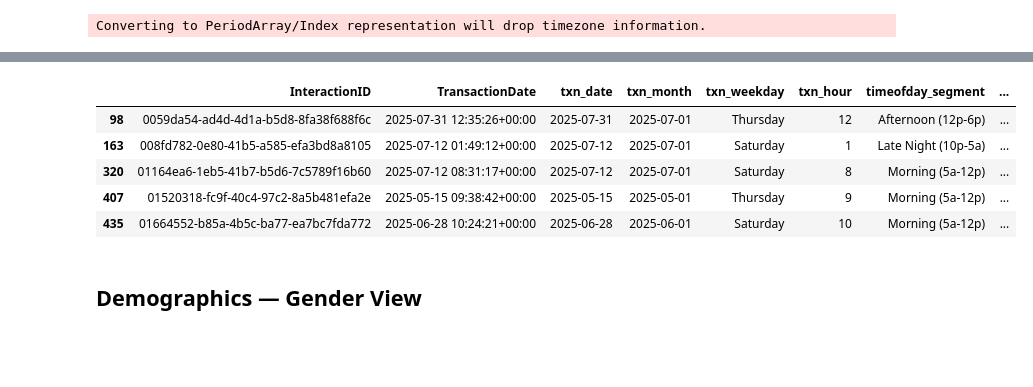
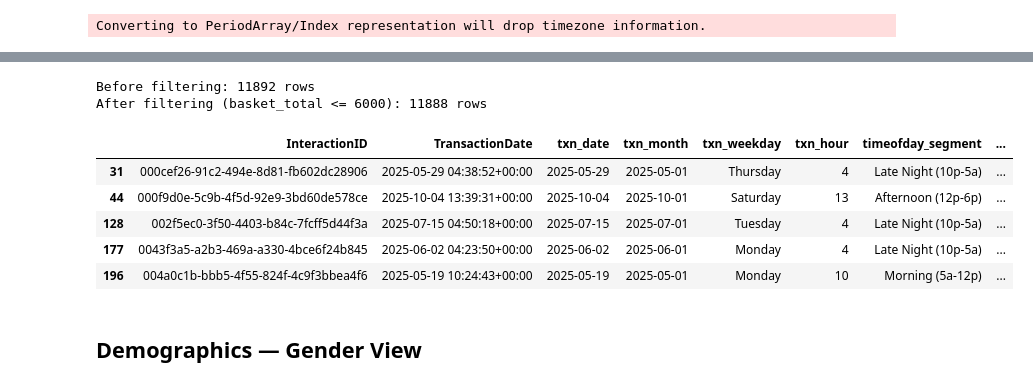
Before and after one commit to chestergarett/twba, a Jupyter notebook: scripts/004_data_exploration.ipynb, the cells around one changed output, grey strips where cells are left out. Saved outputs shown, nothing was run; the diff lists cells and outputs as text; code cells hidden in the pictures; blank space fills up the shorter version.

```diff
--- a/scripts/004_data_exploration.ipynb
+++ b/scripts/004_data_exploration.ipynb
@@ -133,8 +111,27 @@ for text_col in ['category', 'brandName', 'productName', 'sku']:
 items_df['category'] = items_df['category'].fillna('Unspecified')
 items_df['brandName'] = items_df['brandName'].fillna('Unspecified')
 
+# Additional cleaning: convert items with brandName=='TM' to category=='Services'
+items_df.loc[items_df['brandName'] == 'TM', 'category'] = 'Services'
+
 # helper for time-of-day segments
-bins = [0, 5, 12, 18, 22, 24]
-labels = ['Late Night (10p-5a)', 'Morning (5a-12p)', 'Afternoon (12p-6p)', 'Evening (6p-10p)', 'Late Night (10p-12a)']
-filtered['timeofday_segment'] = pd.cut(filtered['txn_hour'], bins=bins, labels=labels, right=False, include_lowest=True)
+# Late Night (10p-5a) covers hours 22-24 and 0-5
+def get_timeofday_segment(hour):
+    if hour >= 22 or hour < 5:
+        return 'Late Night (10p-5a)'
+    elif hour >= 5 and hour < 12:
+        return 'Morning (5a-12p)'
+    elif hour >= 12 and hour < 18:
+        return 'Afternoon (12p-6p)'
+    elif hour >= 18 and hour < 22:
+        return 'Evening (6p-10p)'
+    else:
+        return 'Late Night (10p-5a)'
+
+filtered['timeofday_segment'] = filtered['txn_hour'].apply(get_timeofday_segment)
 items_df = items_df.merge(filtered[['InteractionID', 'timeofday_segment', 'txn_weekday']], on='InteractionID', how='left')
+
+# Drop outliers where basket_total (totals_totalAmount_voice) > 6000
+print(f"Before filtering: {len(items_df)} rows")
+items_df = items_df[items_df['totals_totalAmount_voice'] <= 6000].copy()
+print(f"After filtering (basket_total <= 6000): {len(items_df)} rows")
@@ -141,38 +371,45 @@ items_df = items_df.merge(filtered[['InteractionID', 'timeofday_segment', 'txn_w
 # %%
 # --- final flattened transaction-level table for analytics / BI exports ---
 
 final_df = filtered[[
     "InteractionID",
     "TransactionDate",
     "txn_date",
     "txn_month",
     "txn_weekday",
     "txn_hour",
     "timeofday_segment",
     "Gender",
     "gender_clean",
     "Age",
     "age_bucket",
     "transactionContext_paymentMethod_voice",
     "totals_totalAmount_voice",
 ]].copy()
 
 final_df.rename(
     columns={
         "transactionContext_paymentMethod_voice": "payment_method",
         "totals_totalAmount_voice": "basket_total",
     },
     inplace=True,
 )
 
+# Drop outliers where basket_total > 6000
+print(f"Before filtering: {len(final_df)} rows")
+final_df = final_df[final_df['basket_total'] <= 6000].copy()
+print(f"After filtering (basket_total <= 6000): {len(final_df)} rows")
+
 final_df.head()
 # %% [output]
+Before filtering: 11892 rows
+After filtering (basket_total <= 6000): 11888 rows
 |  | InteractionID | TransactionDate | txn_date | txn_month | txn_weekday | txn_hour | timeofday_segment | ... |
-| 98 | 0059da54-ad4d-4d1a-b5d8-8fa38f688f6c | 2025-07-31 12:35:26+00:00 | 2025-07-31 | 2025-07-01 | Thursday | 12 | Afternoon (12p-6p) | ... |
-| 163 | 008fd782-0e80-41b5-a585-efa3bd8a8105 | 2025-07-12 01:49:12+00:00 | 2025-07-12 | 2025-07-01 | Saturday | 1 | Late Night (10p-5a) | ... |
-| 320 | 01164ea6-1eb5-41b7-b5d6-7c5789f16b60 | 2025-07-12 08:31:17+00:00 | 2025-07-12 | 2025-07-01 | Saturday | 8 | Morning (5a-12p) | ... |
-| 407 | 01520318-fc9f-40c4-97c2-8a5b481efa2e | 2025-05-15 09:38:42+00:00 | 2025-05-15 | 2025-05-01 | Thursday | 9 | Morning (5a-12p) | ... |
-| 435 | 01664552-b85a-4b5c-ba77-ea7bc7fda772 | 2025-06-28 10:24:21+00:00 | 2025-06-28 | 2025-06-01 | Saturday | 10 | Morning (5a-12p) | ... |
+| 31 | 000cef26-91c2-494e-8d81-fb602dc28906 | 2025-05-29 04:38:52+00:00 | 2025-05-29 | 2025-05-01 | Thursday | 4 | Late Night (10p-5a) | ... |
+| 44 | 000f9d0e-5c9b-4f5d-92e9-3bd60de578ce | 2025-10-04 13:39:31+00:00 | 2025-10-04 | 2025-10-01 | Saturday | 13 | Afternoon (12p-6p) | ... |
+| 128 | 002f5ec0-3f50-4403-b84c-7fcff5d44f3a | 2025-07-15 04:50:18+00:00 | 2025-07-15 | 2025-07-01 | Tuesday | 4 | Late Night (10p-5a) | ... |
+| 177 | 0043f3a5-a2b3-469a-a330-4bce6f24b845 | 2025-06-02 04:23:50+00:00 | 2025-06-02 | 2025-06-01 | Monday | 4 | Late Night (10p-5a) | ... |
+| 196 | 004a0c1b-bbb5-4f55-824f-4c9f3bbea4f6 | 2025-05-19 10:24:43+00:00 | 2025-05-19 | 2025-05-01 | Monday | 10 | Morning (5a-12p) | ... |
 # %% [markdown]
 ## Demographics — Gender View
 # %%
```
Also changed, not shown: parts of 11 cells of this notebook, 14 other files.
